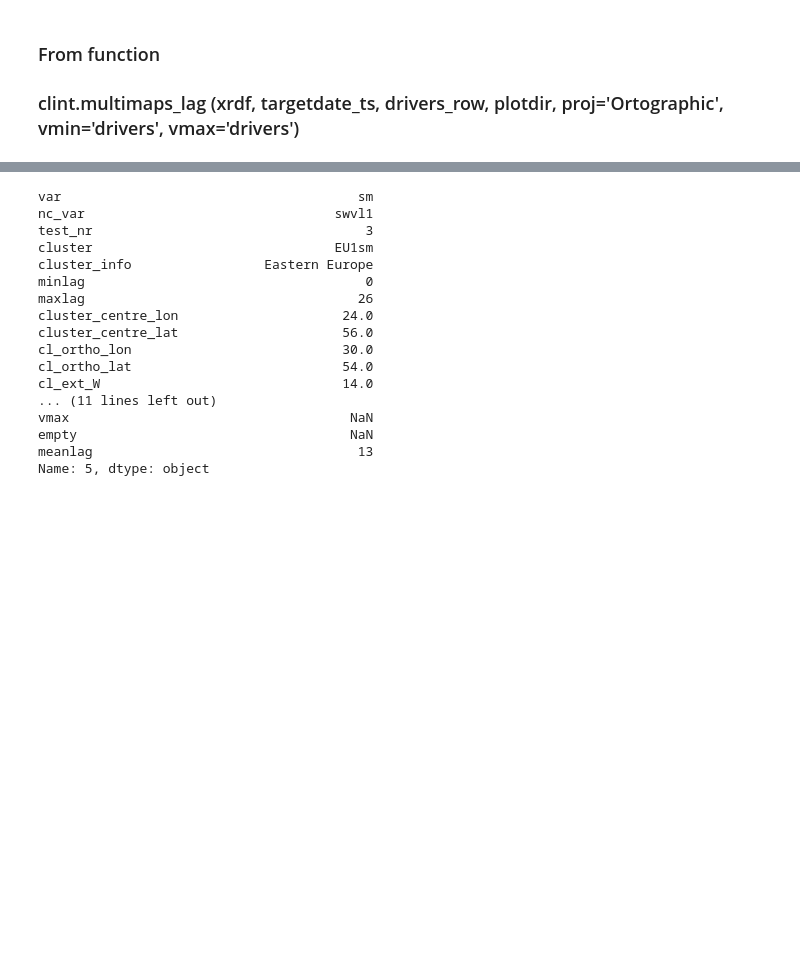
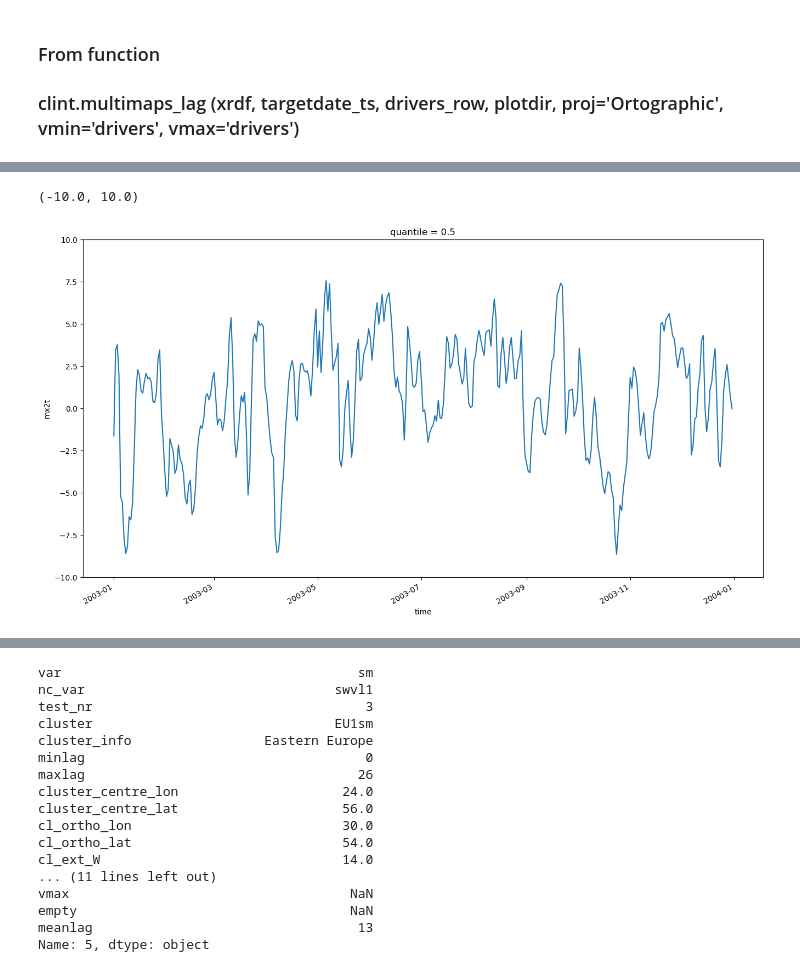
Before and after one commit to AntoSq/CLINT_WP5, a Jupyter notebook: CLINT033_DEB_soilmoisture_one_colour.ipynb, the cells around one changed output, grey strips where cells are left out. Cells and saved outputs as stored; diff of their text form; code cells hidden in the pictures; blank space fills up the shorter version.

```diff
--- a/CLINT033_DEB_soilmoisture_one_colour.ipynb
+++ b/CLINT033_DEB_soilmoisture_one_colour.ipynb
@@ -212,0 +225,42 @@ sub1d[nc_var].plot(ax=geo_axes,transform=ccrs.PlateCarree(),cmap='PRGn',
+# %%
+what = 'quantiles'
+# %%
+y = targetdate_ts.year
+m = str(targetdate_ts.month).zfill(2)
+d = str(targetdate_ts.day).zfill(2)
+
+vmin = drivers_row['vmin']
+vmax = drivers_row['vmax']
+
+if what == 'centroid':
+    cc_lon = drivers_row['cluster_centre_lon']
+    cc_lat = drivers_row['cluster_centre_lat']
+    cc_ser = xrdf.sel(longitude = cc_lon, latitude = cc_lat)
+if what == 'average':
+    cc_ser = xrdf.mean(dim=['longitude','latitude'])#average on the whole domain
+if what == 'quantiles':
+    cc_ser75 = xrdf.quantile(q=0.75, dim=['longitude','latitude'])#average on the whole domain
+    cc_ser10 = xrdf.quantile(q=0.10, dim=['longitude','latitude'])#average on the whole domain
+    cc_ser25 = xrdf.quantile(q=0.25, dim=['longitude','latitude'])#average on the whole domain
+    cc_ser50 = xrdf.quantile(q=0.50, dim=['longitude','latitude'])#average on the whole domain
+    cc_ser90 = xrdf.quantile(q=0.90, dim=['longitude','latitude'])#average on the whole domain
+
+
+
+
+var = drivers_row['var']
+ncvar = drivers_row['nc_var']
+cl_name = drivers_row['cluster']
+
+minlag = int(drivers_row['minlag'])
+maxlag = int(drivers_row['maxlag'])
+# Determine extremes of the date range considered
+mintime_ts = targetdate_ts - pd.DateOffset(days = maxlag)# + pd.DateOffset(hours = 12)
+maxtime_ts = targetdate_ts - pd.DateOffset(days = minlag)# + pd.DateOffset(hours = 12)
+# %%
+fig,ax = plt.subplots()
+cc_ser50[ncvar].plot()
+ax.set_ylim(vmin,vmax)
+# %% [output]
+(-10.0, 10.0)
+[figure, added]
```
Also changed, not shown: parts of 16 cells of this notebook, 10 other files.
